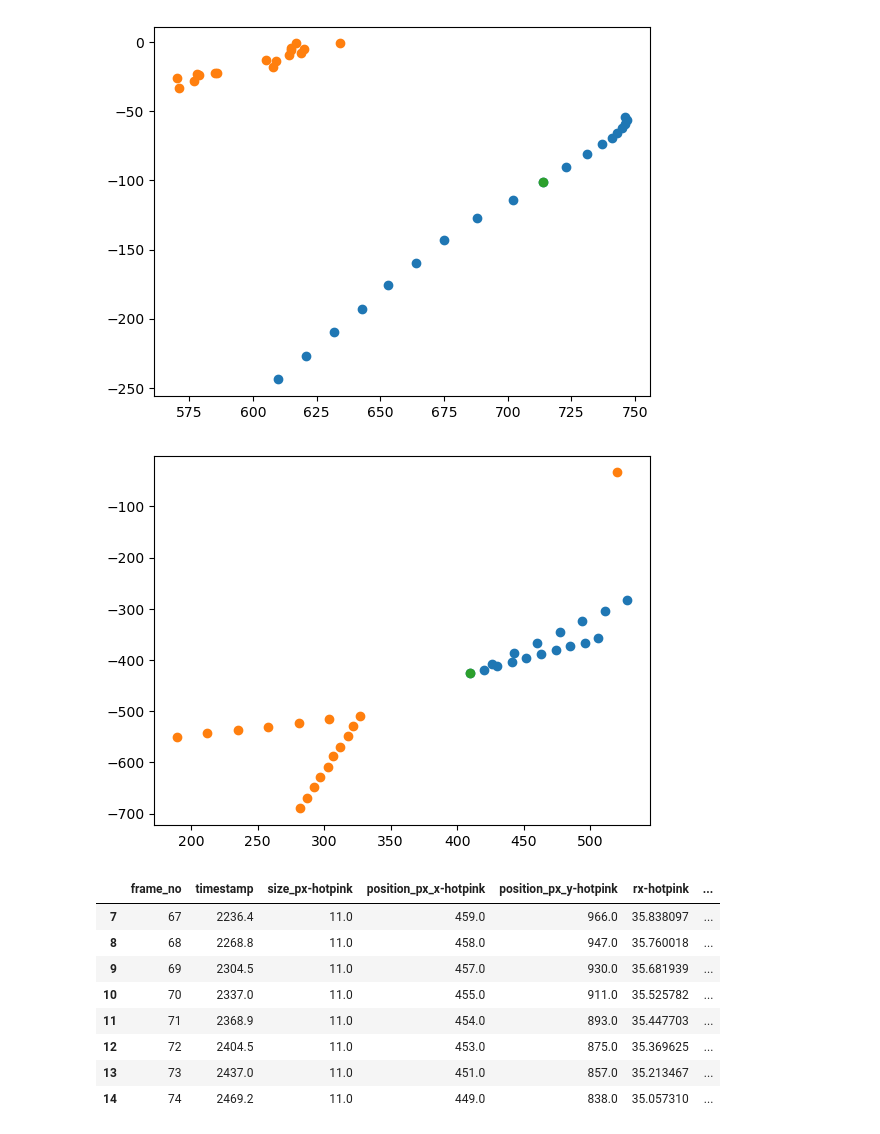
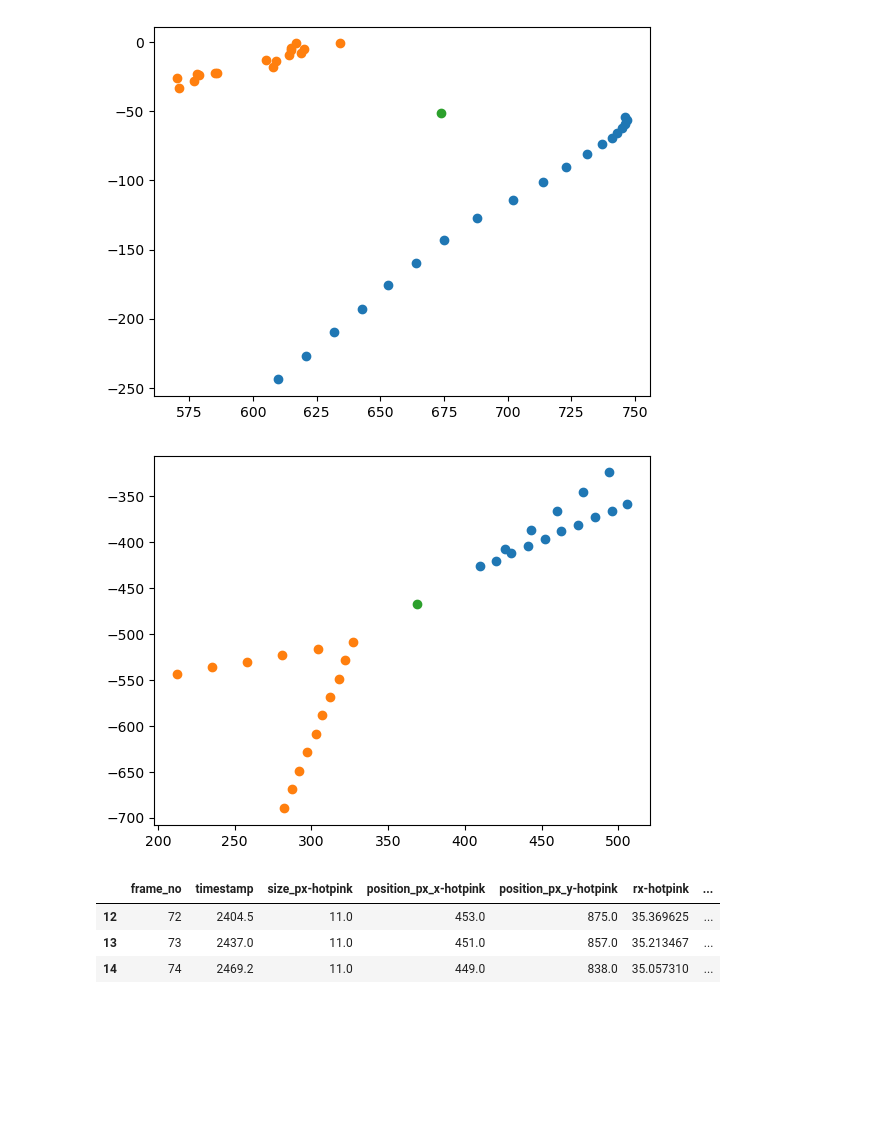
Before and after one commit to SeungheonOh/Physics206Labs, a Jupyter notebook: lab4/lab.ipynb, the cells around one changed output. Drawn from its saved outputs; the diff is of its cells as text; code cells hidden in the pictures; blank space fills up the shorter version.

```diff
--- a/lab4/lab.ipynb
+++ b/lab4/lab.ipynb
@@ -7,12 +7,12 @@ import math
 def distance(a, b):
     return math.sqrt(np.sum(np.square(np.array(a) - np.array(b))))
 
-def midpoint(a, b):
-    return (np.array(a) + np.array(b)) / 2
+def midpoint(a, b, c, d):
+    return ((a+ c)/2, (b + d)/2)
 # %%
 DATA_PATH = "data/New/"
 
-DISCARD_AMOUNT = [2400, 2350, 0, 0, 0, 0, 0, 2500]
+DISCARD_AMOUNT = [2400, 2350, 0, 0, 0, 0, 0, 2550]
 
 # 10g
 MASS = 10
@@ -63,7 +63,10 @@ for i in range(1, 9):
 
     plt.scatter(aroundContact["position_px_x-hotpink"], -1 * aroundContact["position_px_y-hotpink"])
     plt.scatter(aroundContact["position_px_x-lightorange"], -1 * aroundContact["position_px_y-lightorange"])
-    plt.scatter(aroundContact[aroundContact['timestamp'] == mintime]["position_px_x-hotpink"], -1 * aroundContact[aroundContact['timestamp'] == mintime]["position_px_y-hotpink"])
+
+    mid = aroundContact[aroundContact['timestamp'] == mintime]
+    midx, midy = midpoint(mid["position_px_x-hotpink"], mid["position_px_y-hotpink"], mid["position_px_x-lightorange"], mid["position_px_y-lightorange"])
+    plt.scatter(midx, -midy)
     plt.show()
 
     aroundContacts.append((beforeContact, afterContact))
@@ -77,16 +80,11 @@ for i in range(1, 9):
-[figure, old version]
+[figure, new version]
-[figure, old version]
+[figure, new version]
 # %%
 before, after = aroundContacts[0]
 
 before
 # %% [output]
 |  | frame_no | timestamp | size_px-hotpink | position_px_x-hotpink | position_px_y-hotpink | rx-hotpink | ... |
-| 7 | 67 | 2236.4 | 11.0 | 459.0 | 966.0 | 35.838097 | ... |
-| 8 | 68 | 2268.8 | 11.0 | 458.0 | 947.0 | 35.760018 | ... |
-| 9 | 69 | 2304.5 | 11.0 | 457.0 | 930.0 | 35.681939 | ... |
-| 10 | 70 | 2337.0 | 11.0 | 455.0 | 911.0 | 35.525782 | ... |
-| 11 | 71 | 2368.9 | 11.0 | 454.0 | 893.0 | 35.447703 | ... |
 | 12 | 72 | 2404.5 | 11.0 | 453.0 | 875.0 | 35.369625 | ... |
 | 13 | 73 | 2437.0 | 11.0 | 451.0 | 857.0 | 35.213467 | ... |
 | 14 | 74 | 2469.2 | 11.0 | 449.0 | 838.0 | 35.057310 | ... |
```
Also changed, not shown: parts of 3 cells of this notebook.
